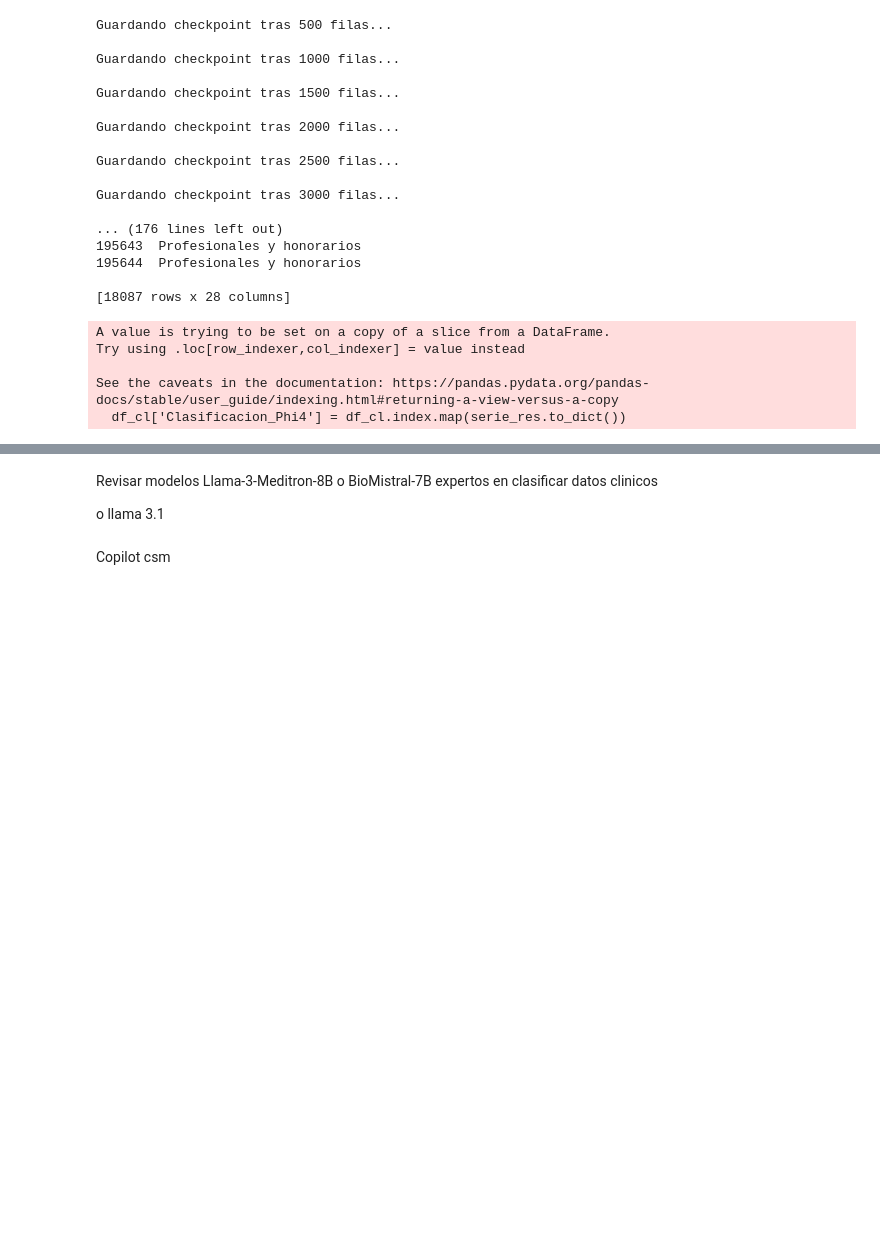
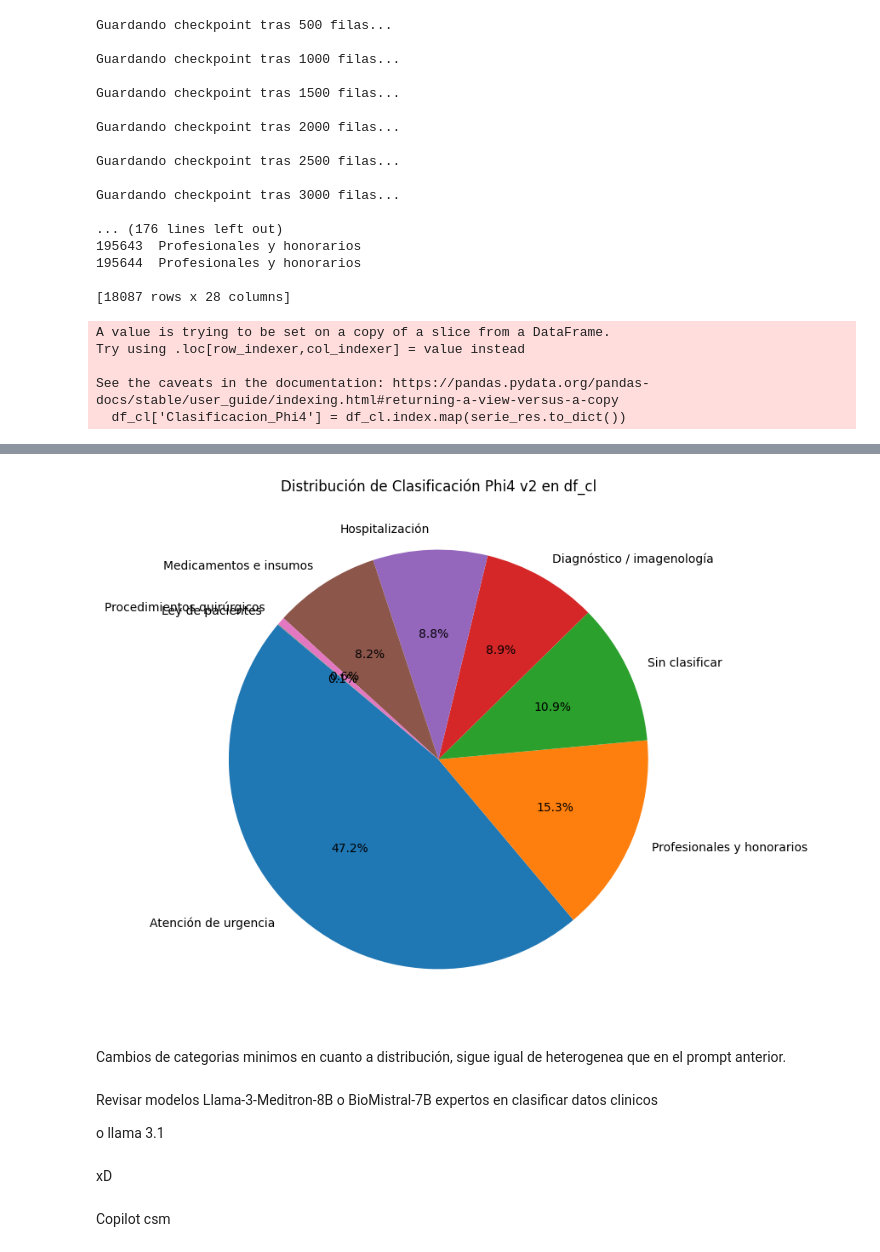
Before and after one commit to SGControlGest/Analytics, a Jupyter notebook: PYTHON/Glosas -Text mining/clasificacion_llm_cuenta_clinicas_y_hospitales.ipynb, the cells around one changed output, grey strips where cells are left out. Drawn from its saved outputs; the diff is of its cells as text; code cells hidden in the pictures; blank space fills up the shorter version.

Commit message:
Nuevas pruebas, depuramiento del script.

```diff
--- a/PYTHON/Glosas -Text mining/clasificacion_llm_cuenta_clinicas_y_hospitales.ipynb
+++ b/PYTHON/Glosas -Text mining/clasificacion_llm_cuenta_clinicas_y_hospitales.ipynb
@@ -1589,0 +1818,3 @@ print(df_cl)
+# %%
+#Revisión de datos de la versión 2 del script.
+df_cl_v2 = pd.read_excel(r"C:\Users\sgcontrolgest\Desktop\Repositorio SGCG\BBDD\Clasificados_phi_v4_R.xlsx")
@@ -1590,3 +1834,22 @@ print(df_cl)
+# %%
+import matplotlib.pyplot as plt
+
+# Contar la distribución de la columna 'Clasificacion_Phi4'
+distribucion = df_cl_v2['Clasificacion_Phi4'].value_counts()
+
+# Verificar si hay datos
+if distribucion.empty:
+    print("No hay datos en la columna 'Clasificacion_Phi4'.")
+else:
+    # Crear gráfico de torta
+    plt.figure(figsize=(8, 8))
+    plt.pie(distribucion, labels=distribucion.index, autopct='%1.1f%%', startangle=140)
+    plt.title("Distribución de Clasificación Phi4 v2 en df_cl")
+    plt.show()
+# %% [output]
+[figure, added]
+# %% [markdown]
+Cambios de categorias minimos en cuanto a distribución, sigue igual de heterogenea que en el prompt anterior.
 # %% [markdown]
 Revisar modelos Llama-3-Meditron-8B o BioMistral-7B expertos en clasificar datos clinicos
 
@@ -1845,0 +1857,2 @@ df_cl = clasificar_df(df_cl)
+# %% [markdown]
+xD
```
Also changed, not shown: parts of 14 cells of this notebook, 1 other file.
